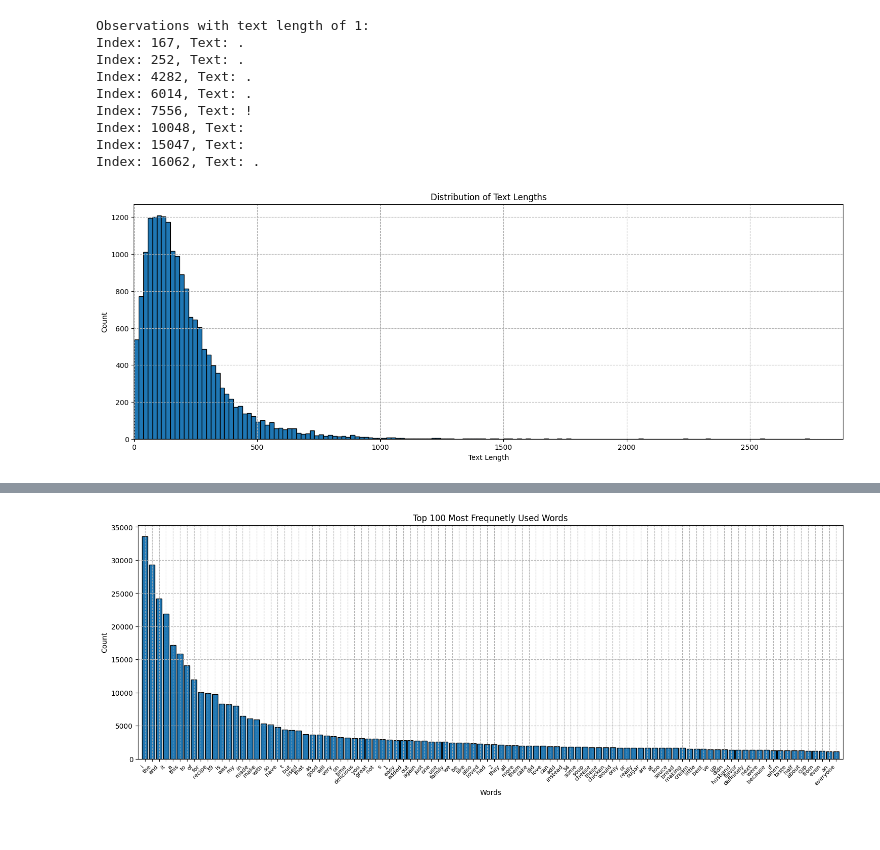
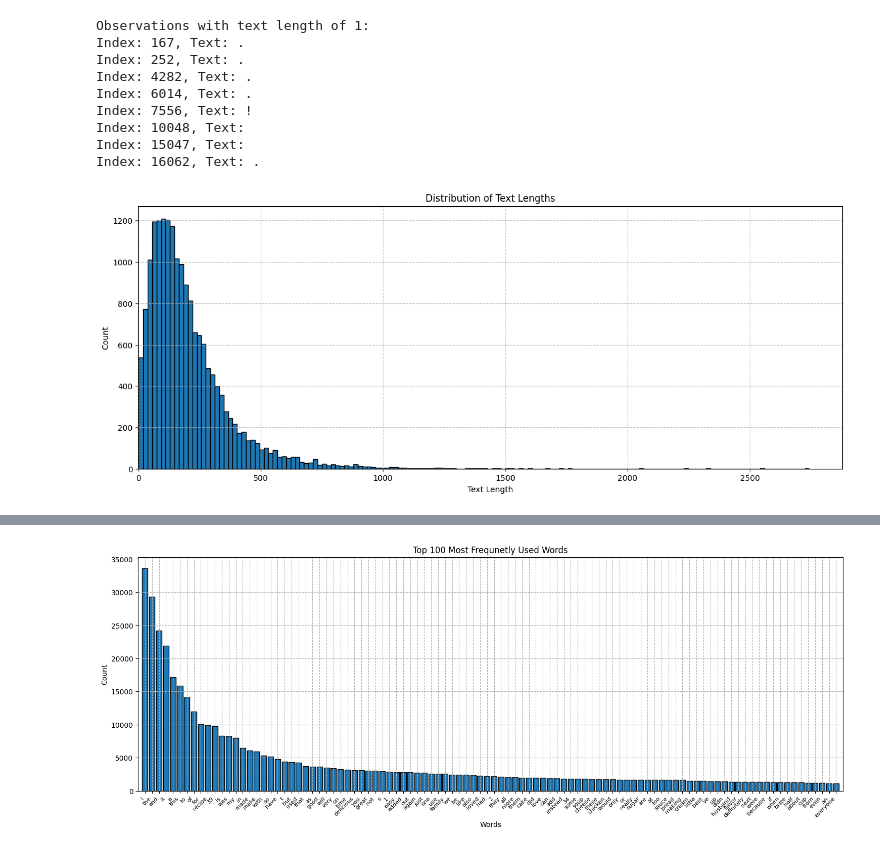
Before and after one commit to connormcmanigal/Recipe-Review-Scoring-Algorithm-Regression, a Jupyter notebook: sent_analysis.ipynb, the cells around one changed output, grey strips where cells are left out. Drawn from its saved outputs; the diff is of its cells as text; code cells hidden in the pictures.

```diff
--- a/sent_analysis.ipynb
+++ b/sent_analysis.ipynb
@@ -57,3 +60,28 @@ df['created_at'].unique() # returns 2695 unique timestamps
  '2021-08-08 21:44:22', '2021-06-02 15:48:18', '2021-02-11 14:06:47',
  '2021-02-11 09:45:20']
 Length: 2695, dtype: datetime64[ns]
+# %%
+pol_list1 = []
+pol_list2 = []
+sub_list = []
+sid_obj = SentimentIntensityAnalyzer()
+
+for row in df.iloc[:, 13]: # loop through text column to calculate vader polarity, textblob polarity and subjectivity, as well as difference in polarity scores
+    temp = TextBlob(row)
+    sent_dict = sid_obj.polarity_scores(row)
+    pol_list1.append(sent_dict['compound'])
+    pol_list2.append(temp.sentiment.polarity)
+    sub_list.append(temp.sentiment.subjectivity)
+
+
+df = df.assign(polarity_from_vader = pol_list1) # add columns to existing df
+df = df.assign(polarity_from_blob = pol_list2)
+
+pol_list1 = np.array(pol_list1)
+pol_list2 = np.array(pol_list2)
+temp_diff_btw_vader_and_blob = np.subtract(pol_list1, pol_list2)
+diff_btw_vader_and_blob = temp_diff_btw_vader_and_blob.tolist()
+df = df.assign(diff_in_polarity_scores = diff_btw_vader_and_blob)
+df = df.assign(subjectivity = sub_list)
+
+df.head() # save as our final wrangled dataframe
@@ -135,14 +177,14 @@ Index: 16062, Text: .
 # %%
 # Plot distribution of text lengths
 text_lengths = df['text'].apply(len)
 
-plt.figure(figsize=(18, 6))
+plt.figure(figsize=(16, 6))
 plt.hist(text_lengths, bins=150, edgecolor = 'black')
 plt.title('Distribution of Text Lengths')
 plt.xlabel('Text Length')
 plt.ylabel('Count')
 plt.xlim(-1)
 plt.grid(True, linestyle='--', zorder=1)
 plt.show()
 # %% [output]
-[figure, old version]
+[figure, new version]
```
Also changed, not shown: parts of 19 cells of this notebook.
